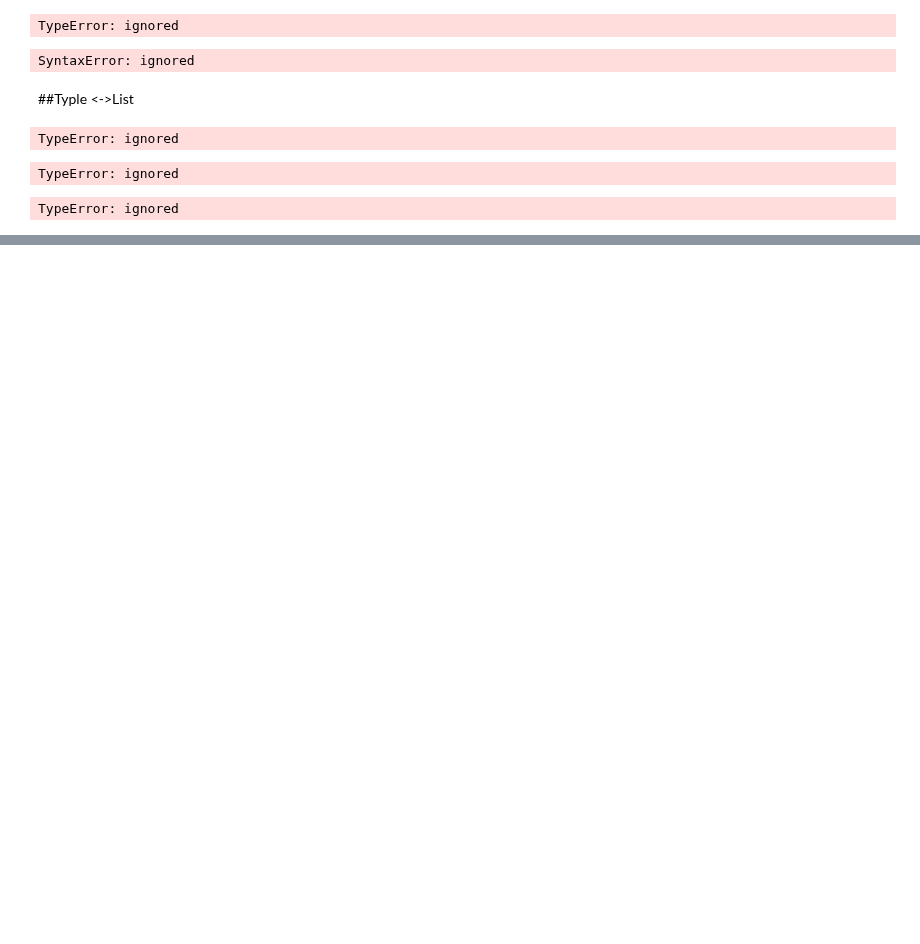
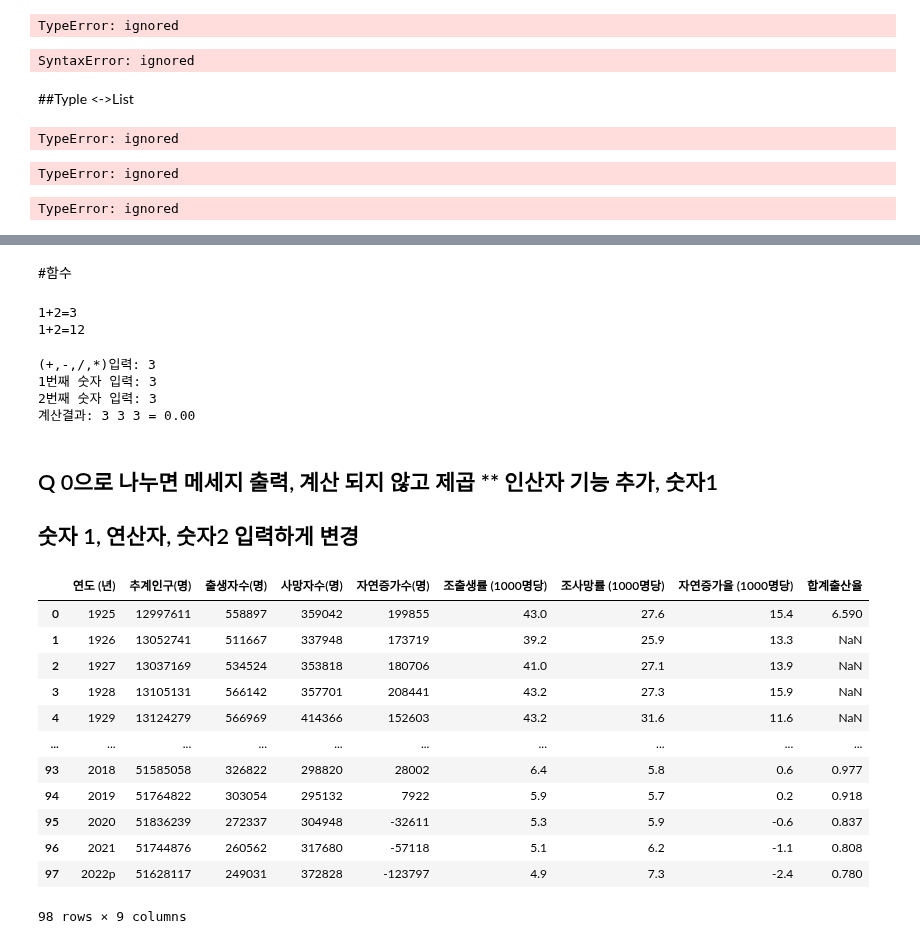
Before and after one commit to kimdoo33669/python, a Jupyter notebook: Untitled0.ipynb, the cells around one changed output, grey strips where cells are left out. Cells and saved outputs as stored; diff of their text form; code cells hidden in the pictures; blank space fills up the shorter version.

```diff
--- a/Untitled0.ipynb
+++ b/Untitled0.ipynb
@@ -575,0 +821,69 @@ TypeError: ignored
+# %% [markdown]
+#함수
+# %%
+def plus(v1,v2):
+  result = 0
+  result= v1 + v2
+  return result
+
+hap = 0
+hap= plus(1,2)
+print("1+2=%d"%hap)
+hap= plus(4,8)
+print("1+2=%d"%hap)
+# %% [output]
+1+2=3
+1+2=12
+# %%
+# 계산기
+def calc(v1, v2, op):
+ result = 0
+ if op =='+':
+   result = v1+v2
+ elif op =='-':
+   result = v1-v2
+ elif op =='/':
+   result = v1/v2
+ elif op =='*':
+   result = v1*v2
+ return result
+
+rst = 0
+var1, var2, opr=0,0,""
+
+opr=input("(+,-,/,*)입력: ")
+var1= int(input("1번째 숫자 입력: "))
+var2= int(input("2번째 숫자 입력: "))
+
+rst = calc(var1,var2,opr)
+print("계산결과: %d %s %d = %.2f" %(var1,opr,var2,rst))
+# %% [output]
+(+,-,/,*)입력: 3
+1번째 숫자 입력: 3
+2번째 숫자 입력: 3
+계산결과: 3 3 3 = 0.00
+# %% [markdown]
+## Q 0으로 나누면 메세지 출력, 계산 되지 않고 제곱 ** 인산자 기능 추가, 숫자1
+## 숫자 1, 연산자, 숫자2 입력하게 변경
+# %%
+#sh6. 대한민국의 인구
+import pandas as pd
+url="https://ko.wikipedia.org/wiki/%EB%8C%80%ED%95%9C%EB%AF%BC%EA%B5%AD%EC%9D%98_%EC%9D%B8%EA%B5%AC"
+
+table=pd.read_html(url)
+df=table[4]
+df
+# %% [output]
+|  | 연도 (년) | 추계인구(명) | 출생자수(명) | 사망자수(명) | 자연증가수(명) | 조출생률 (1000명당) | 조사망률 (1000명당) | 자연증가율 (1000명당) | 합계출산율 |
+| 0 | 1925 | 12997611 | 558897 | 359042 | 199855 | 43.0 | 27.6 | 15.4 | 6.590 |
+| 1 | 1926 | 13052741 | 511667 | 337948 | 173719 | 39.2 | 25.9 | 13.3 | NaN |
+| 2 | 1927 | 13037169 | 534524 | 353818 | 180706 | 41.0 | 27.1 | 13.9 | NaN |
+| 3 | 1928 | 13105131 | 566142 | 357701 | 208441 | 43.2 | 27.3 | 15.9 | NaN |
+| 4 | 1929 | 13124279 | 566969 | 414366 | 152603 | 43.2 | 31.6 | 11.6 | NaN |
+| ... | ... | ... | ... | ... | ... | ... | ... | ... | ... |
+| 93 | 2018 | 51585058 | 326822 | 298820 | 28002 | 6.4 | 5.8 | 0.6 | 0.977 |
+| 94 | 2019 | 51764822 | 303054 | 295132 | 7922 | 5.9 | 5.7 | 0.2 | 0.918 |
+| 95 | 2020 | 51836239 | 272337 | 304948 | -32611 | 5.3 | 5.9 | -0.6 | 0.837 |
+| 96 | 2021 | 51744876 | 260562 | 317680 | -57118 | 5.1 | 6.2 | -1.1 | 0.808 |
+| 97 | 2022p | 51628117 | 249031 | 372828 | -123797 | 4.9 | 7.3 | -2.4 | 0.780 |
+98 rows × 9 columns
```
Also changed, not shown: parts of 20 cells of this notebook.
